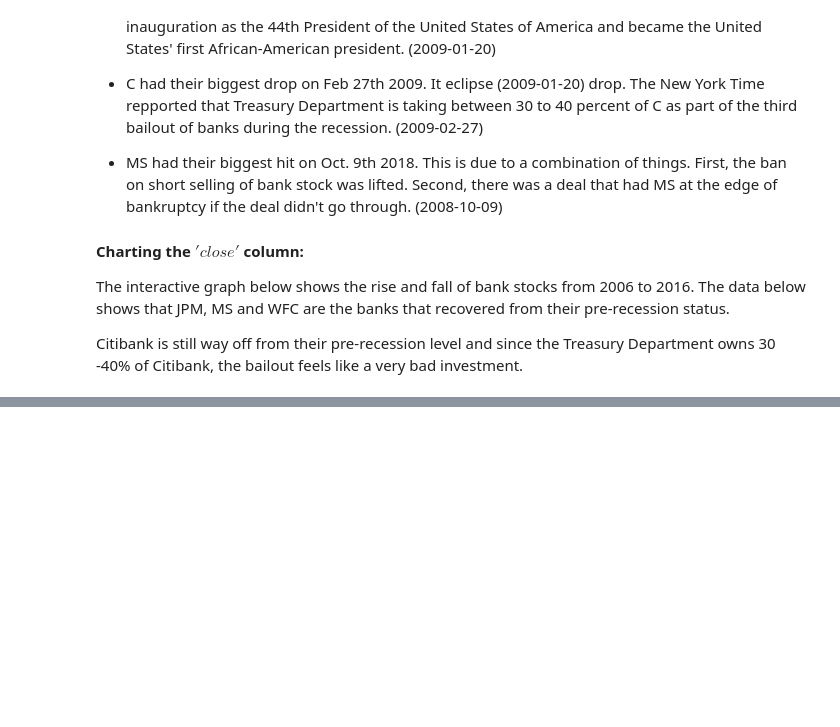
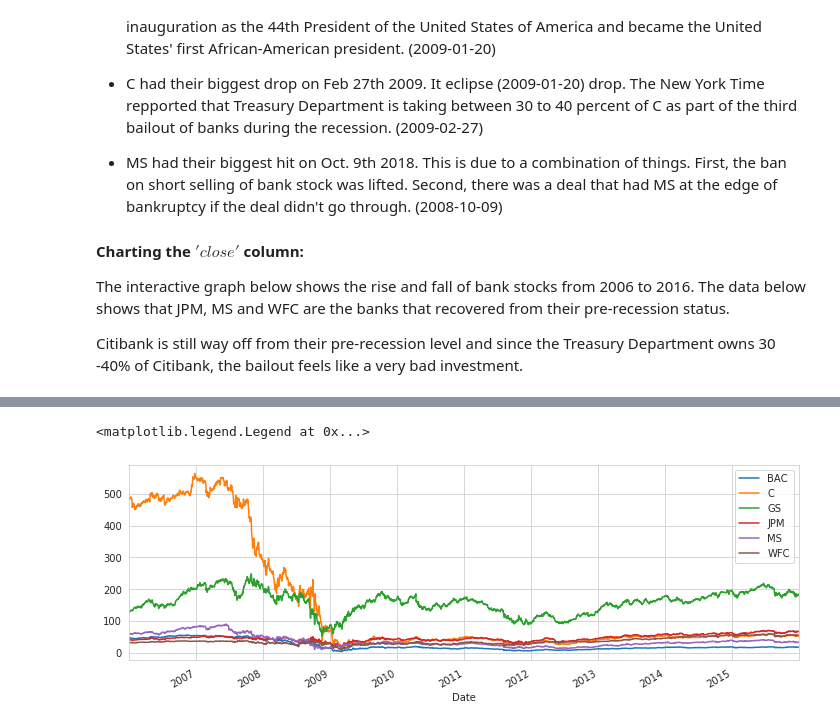
Before and after one commit to jaymanalastas/jaymanalastas.github.io, a Jupyter notebook: content/2019/4/Finance_map.ipynb, the cells around one changed output, grey strips where cells are left out. Saved outputs shown, nothing was run; the diff lists cells and outputs as text; code cells hidden in the pictures; blank space fills up the shorter version.

```diff
--- a/content/2019/4/Finance_map.ipynb
+++ b/content/2019/4/Finance_map.ipynb
@@ -164,3 +156,12 @@ Analysis of the biggest drop in respect to time of bank stocks:
 The interactive graph below shows the rise and fall of bank stocks from 2006 to 2016. The data below shows that JPM, MS and WFC are the banks that recovered from their pre-recession status.
 
 Citibank is still way off from their pre-recession level and since the Treasury Department owns 30 -40% of Citibank, the bailout feels like a very bad investment.
+# %%
+import matplotlib.pyplot as plt
+
+bank_stocks.xs(key='Close',axis=1, level='Stock Info').iplot()
+
+for tick in tickers:
+    bank_stocks[tick]['Close'].plot(label=tick,figsize=(12,4))
+plt.legend()
+# %% [output]
@@ -166,0 +169,2 @@ Citibank is still way off from their pre-recession level and since the Treasury
+<matplotlib.legend.Legend at 0x...>
+[figure, added]
```
Also changed, not shown: parts of 10 cells of this notebook.
